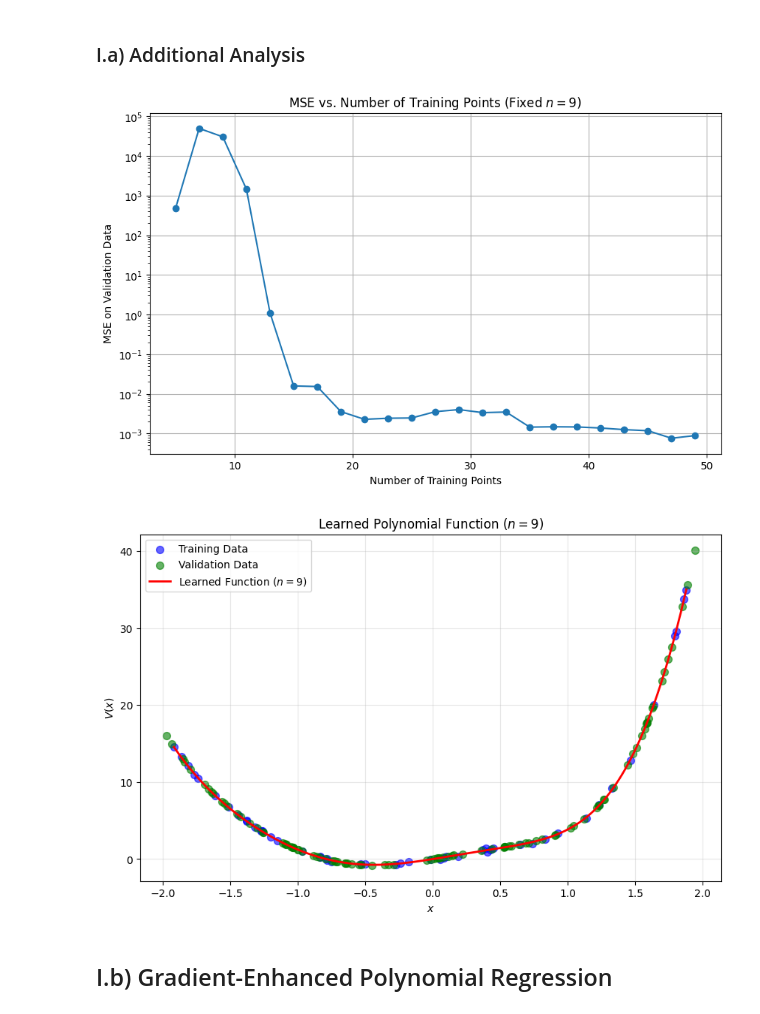
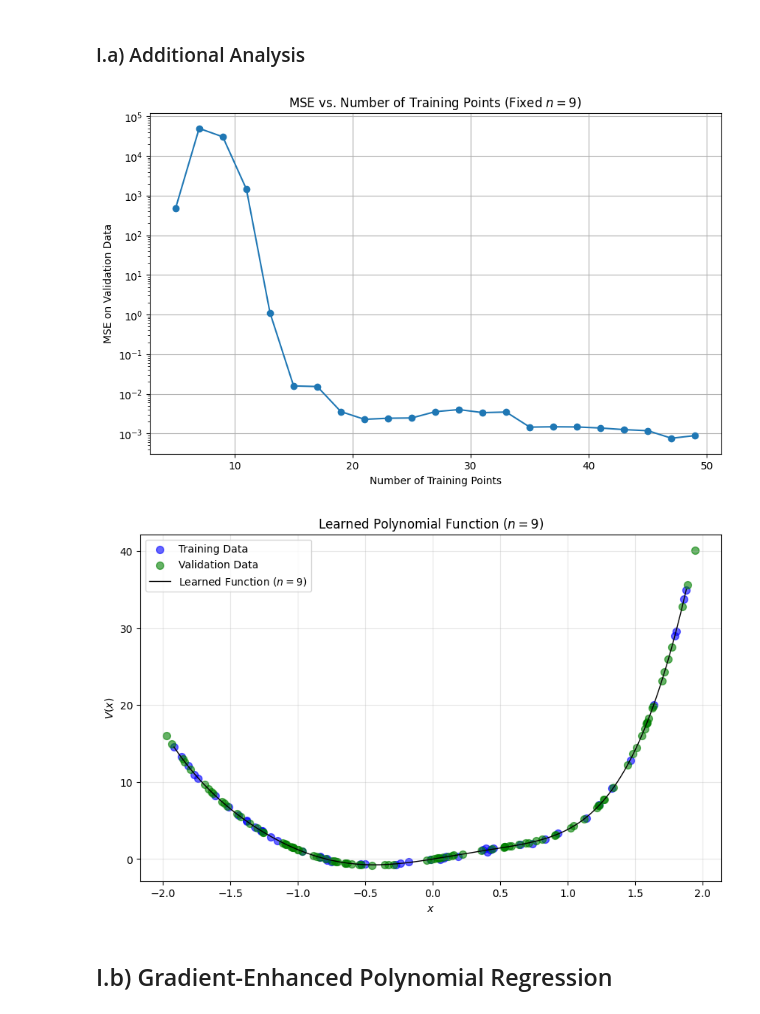
Before and after one commit to umarsdq/optimisationCW, a Jupyter notebook: optimisation.ipynb, the cells around one changed output. Drawn from its saved outputs; the diff is of its cells as text; code cells hidden in the pictures.

```diff
--- a/optimisation.ipynb
+++ b/optimisation.ipynb
@@ -58,35 +58,35 @@ for size in training_sizes_a:
     mses_vs_size_a.append(mse(X_val, y_val, theta_subset))
 
 plt.figure(figsize=(10, 6))
 plt.plot(training_sizes_a, mses_vs_size_a, marker='o')
 plt.xlabel(r'Number of Training Points')
 plt.ylabel(r'MSE on Validation Data')
 plt.yscale('log')
 plt.title(rf'MSE vs. Number of Training Points (Fixed $n={n_fixed_a}$)')
 plt.grid(True)
 plt.savefig('plots/mse_vs_training_size_a.png', bbox_inches='tight', dpi=600)
 plt.show()
 
 # Show the learned function at the best n
 theta_best_a = solve_poly_regression(X_train, y_train, best_n)
 x_plot = np.linspace(X_train.min(), X_train.max(), 200)
 A_plot = np.vander(x_plot, best_n + 1, increasing=True)
 y_plot = A_plot @ theta_best_a
 
 plt.figure(figsize=(10, 6))
 plt.scatter(X_train, y_train, color='blue', label='Training Data', alpha=0.6, s=50)
 plt.scatter(X_val, y_val, color='green', label='Validation Data', alpha=0.6, s=50)
-plt.plot(x_plot, y_plot, 'r-', linewidth=2, label=rf'Learned Function ($n={best_n}$)')
+plt.plot(x_plot, y_plot, '-', color='black', linewidth=1, label=rf'Learned Function ($n={best_n}$)')
 plt.xlabel(r'$x$')
 plt.ylabel(r'$V(x)$')
 plt.title(rf'Learned Polynomial Function ($n={best_n}$)')
 plt.legend()
 plt.grid(True, alpha=0.3)
 plt.savefig('plots/learned_function_a.png', bbox_inches='tight', dpi=600)
 plt.show()
 # %% [output]
 [figure]
-[figure, old version]
+[figure, new version]
 # %% [markdown]
 ## I.b) Gradient-Enhanced Polynomial Regression
 # %%
```
Also changed, not shown: parts of 4 cells of this notebook, 5 other files.
